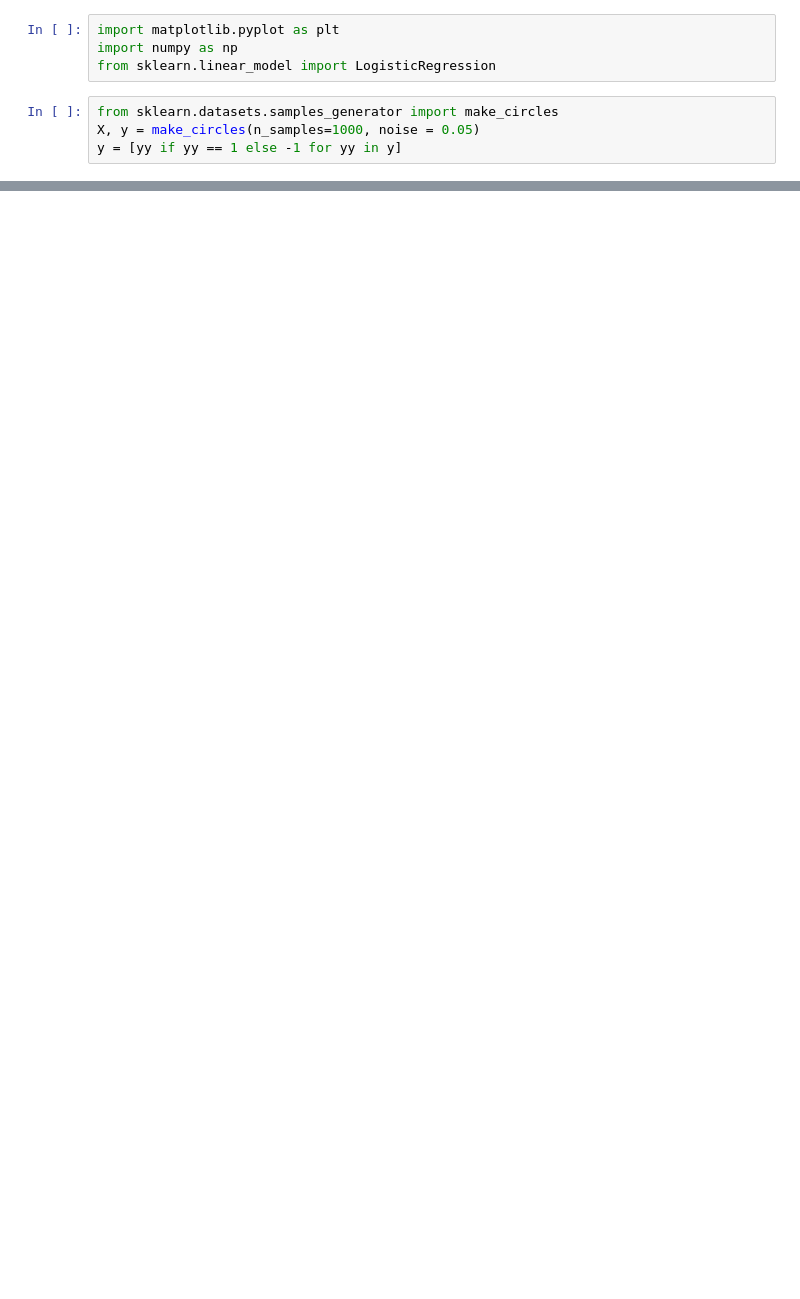
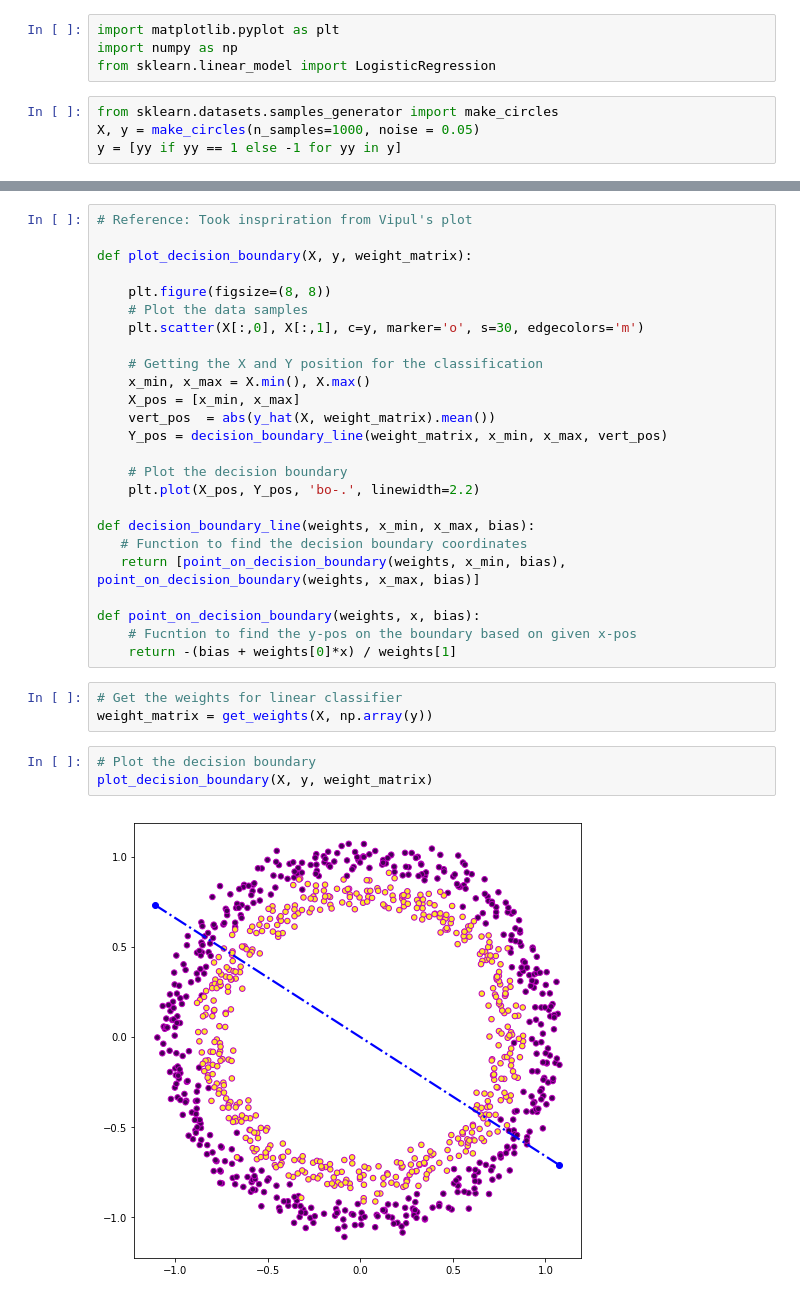
Before and after one commit to vipulpopat/MSCAI_Sem1_Etivity3, a Jupyter notebook: Etivity3_LinearClassification.ipynb, the cells around one changed output, grey strips where cells are left out. Cells and saved outputs as stored; diff of their text form; blank space fills up the shorter version.

```diff
--- a/Etivity3_LinearClassification.ipynb
+++ b/Etivity3_LinearClassification.ipynb
@@ -21,0 +58,33 @@ y = [yy if yy == 1 else -1 for yy in y]
+# %%
+# Reference: Took inspriration from Vipul's plot
+
+def plot_decision_boundary(X, y, weight_matrix):
+
+    plt.figure(figsize=(8, 8))
+    # Plot the data samples
+    plt.scatter(X[:,0], X[:,1], c=y, marker='o', s=30, edgecolors='m')
+
+    # Getting the X and Y position for the classification
+    x_min, x_max = X.min(), X.max()
+    X_pos = [x_min, x_max]
+    vert_pos  = abs(y_hat(X, weight_matrix).mean())
+    Y_pos = decision_boundary_line(weight_matrix, x_min, x_max, vert_pos)
+
+    # Plot the decision boundary
+    plt.plot(X_pos, Y_pos, 'bo-.', linewidth=2.2)
+
+def decision_boundary_line(weights, x_min, x_max, bias):
+   # Function to find the decision boundary coordinates
+   return [point_on_decision_boundary(weights, x_min, bias), point_on_decision_boundary(weights, x_max, bias)]
+
+def point_on_decision_boundary(weights, x, bias):
+    # Fucntion to find the y-pos on the boundary based on given x-pos
+    return -(bias + weights[0]*x) / weights[1]
+# %%
+# Get the weights for linear classifier
+weight_matrix = get_weights(X, np.array(y))
+# %%
+# Plot the decision boundary
+plot_decision_boundary(X, y, weight_matrix)
+# %% [output]
+[figure, added]
```
Also changed, not shown: parts of 24 cells of this notebook.
